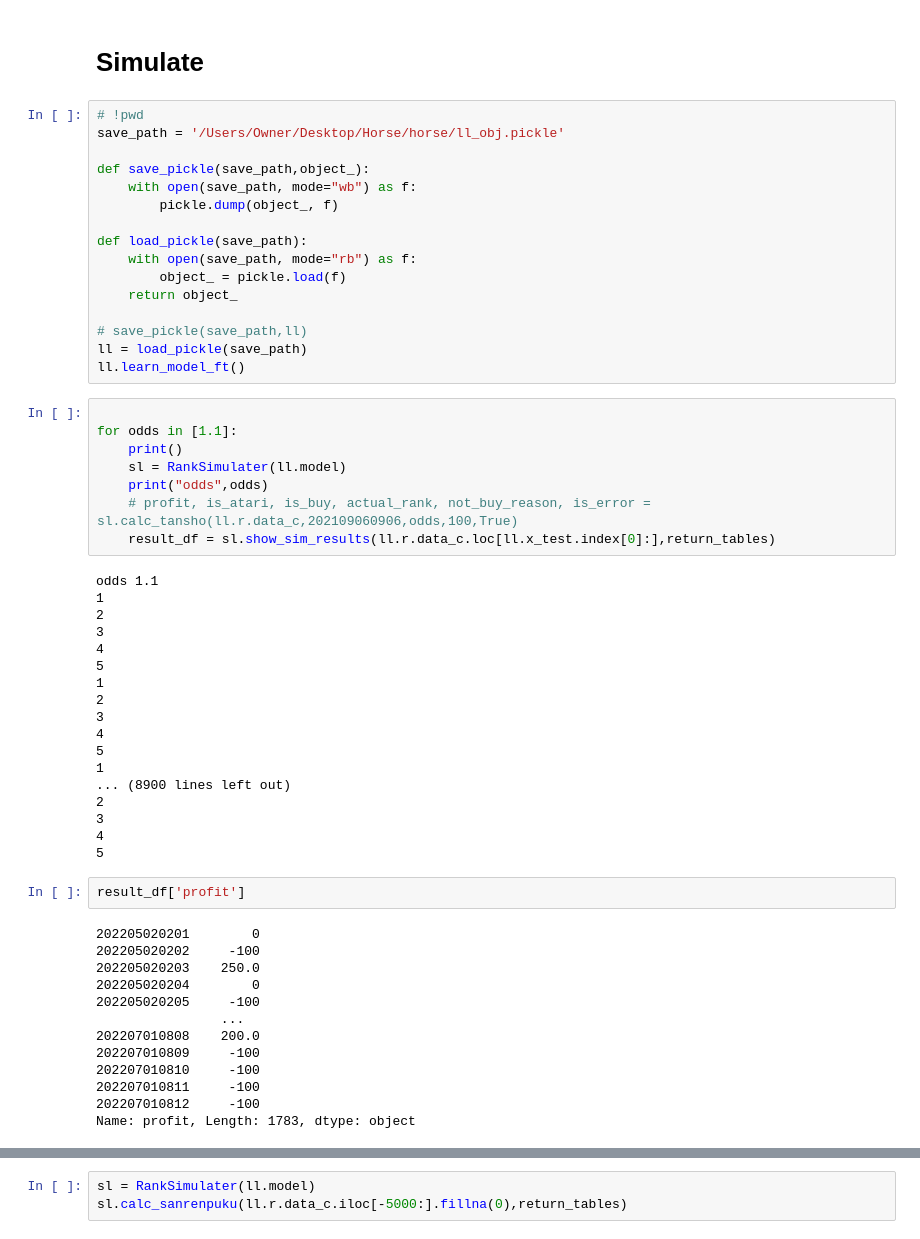
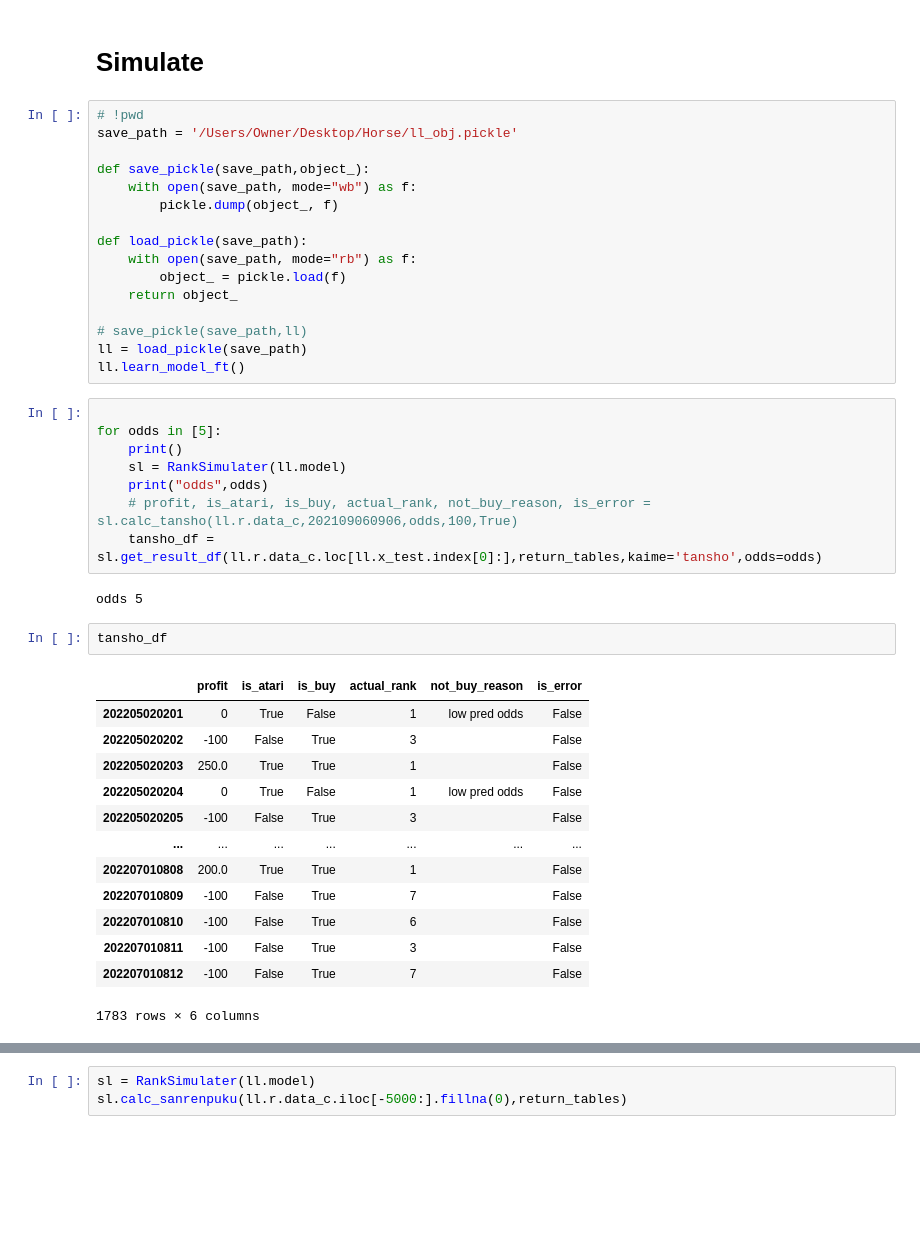
Before and after one commit to yodarjeering/horse, a Jupyter notebook: Rank.ipynb, the cells around one changed output, grey strips where cells are left out. Drawn from its saved outputs; the diff is of its cells as text; blank space fills up the shorter version.

```diff
--- a/Rank.ipynb
+++ b/Rank.ipynb
@@ -170,7 +170,7 @@ optimize(trials)
 # Simulate
 # %%
 # !pwd
-save_path = '/Users/Owner/Desktop/Horse/horse/ll_obj.pickle'
+save_path = '/Users/Owner/Desktop/Horse/ll_obj.pickle'
 
 def save_pickle(save_path,object_):
     with open(save_path, mode="wb") as f:
@@ -186,42 +186,27 @@ ll = load_pickle(save_path)
 ll.learn_model_ft()
 # %%
 
-for odds in [1.1]:
+for odds in [5]:
     print()
     sl = RankSimulater(ll.model)
     print("odds",odds)
     # profit, is_atari, is_buy, actual_rank, not_buy_reason, is_error =  sl.calc_tansho(ll.r.data_c,202109060906,odds,100,True)
-    result_df = sl.show_sim_results(ll.r.data_c.loc[ll.x_test.index[0]:],return_tables)
+    tansho_df = sl.get_result_df(ll.r.data_c.loc[ll.x_test.index[0]:],return_tables,kaime='tansho',odds=odds)
 # %% [output]
-odds 1.1
-1
-2
-3
-4
-5
-1
-2
-3
-4
-5
-1
-... (8900 lines left out)
-2
-3
-4
-5
+odds 5
-# %%
-result_df['profit']
-# %% [output]
-202205020201        0
-202205020202     -100
-202205020203    250.0
-202205020204        0
-202205020205     -100
-                ...
-202207010808    200.0
-202207010809     -100
-202207010810     -100
-202207010811     -100
-202207010812     -100
-Name: profit, Length: 1783, dtype: object
+# %%
+tansho_df
+# %% [output]
+|  | profit | is_atari | is_buy | actual_rank | not_buy_reason | is_error |
+| 202205020201 | 0 | True | False | 1 | low pred odds | False |
+| 202205020202 | -100 | False | True | 3 |  | False |
+| 202205020203 | 250.0 | True | True | 1 |  | False |
+| 202205020204 | 0 | True | False | 1 | low pred odds | False |
+| 202205020205 | -100 | False | True | 3 |  | False |
+| ... | ... | ... | ... | ... | ... | ... |
+| 202207010808 | 200.0 | True | True | 1 |  | False |
+| 202207010809 | -100 | False | True | 7 |  | False |
+| 202207010810 | -100 | False | True | 6 |  | False |
+| 202207010811 | -100 | False | True | 3 |  | False |
+| 202207010812 | -100 | False | True | 7 |  | False |
+1783 rows × 6 columns
```
Also changed, not shown: parts of 4 cells of this notebook, 1 other file.
